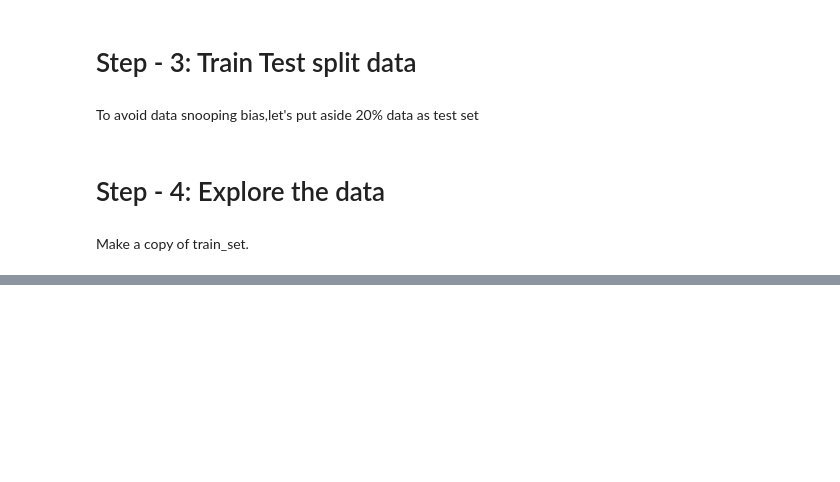
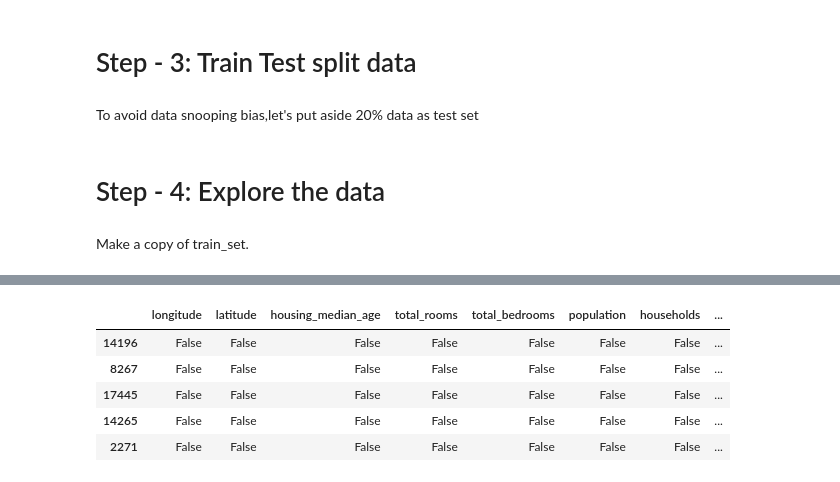
Before and after one commit to Nimish-nks/HousingProject, a Jupyter notebook: notebook/EDA.ipynb, the cells around one changed output, grey strips where cells are left out. Drawn from its saved outputs; the diff is of its cells as text; code cells hidden in the pictures; blank space fills up the shorter version.

Commit message:
Missing data

```diff
--- a/notebook/EDA.ipynb
+++ b/notebook/EDA.ipynb
@@ -120,0 +153,10 @@ df = train_set.copy()
+# %%
+missing_data = df.isnull()
+missing_data.head()
+# %% [output]
+|  | longitude | latitude | housing_median_age | total_rooms | total_bedrooms | population | households | ... |
+| 14196 | False | False | False | False | False | False | False | ... |
+| 8267 | False | False | False | False | False | False | False | ... |
+| 17445 | False | False | False | False | False | False | False | ... |
+| 14265 | False | False | False | False | False | False | False | ... |
+| 2271 | False | False | False | False | False | False | False | ... |
```
Also changed, not shown: parts of 9 cells of this notebook.
